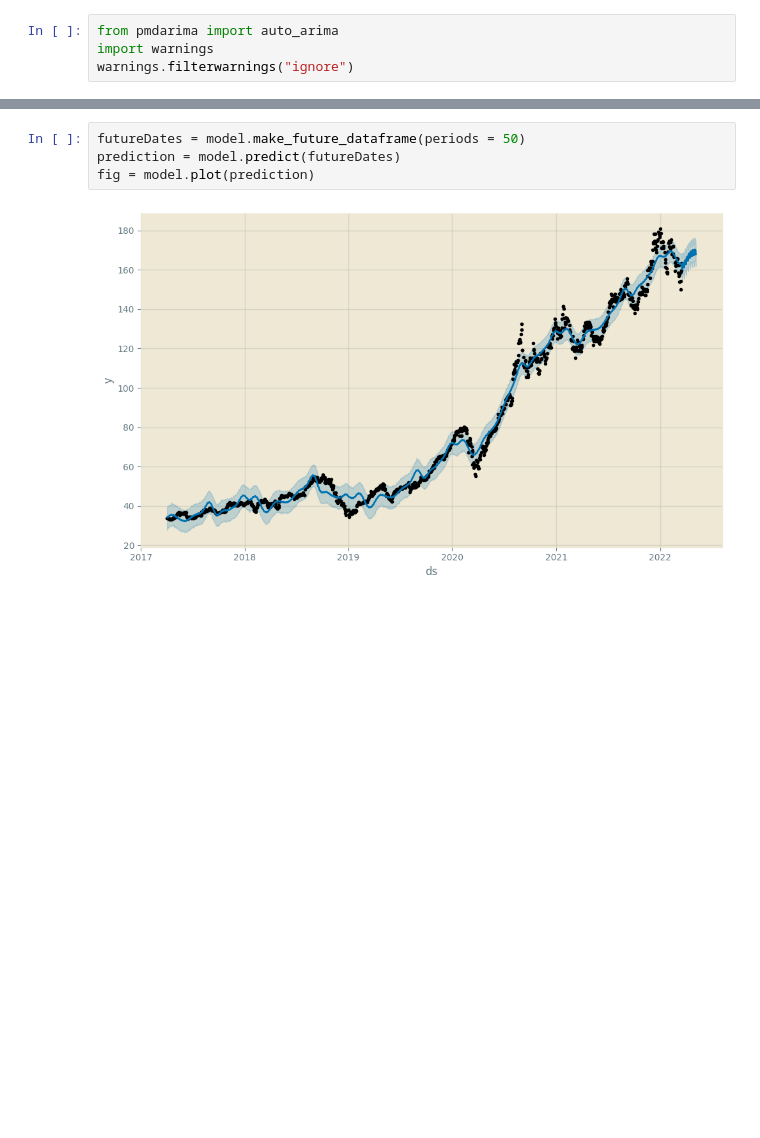
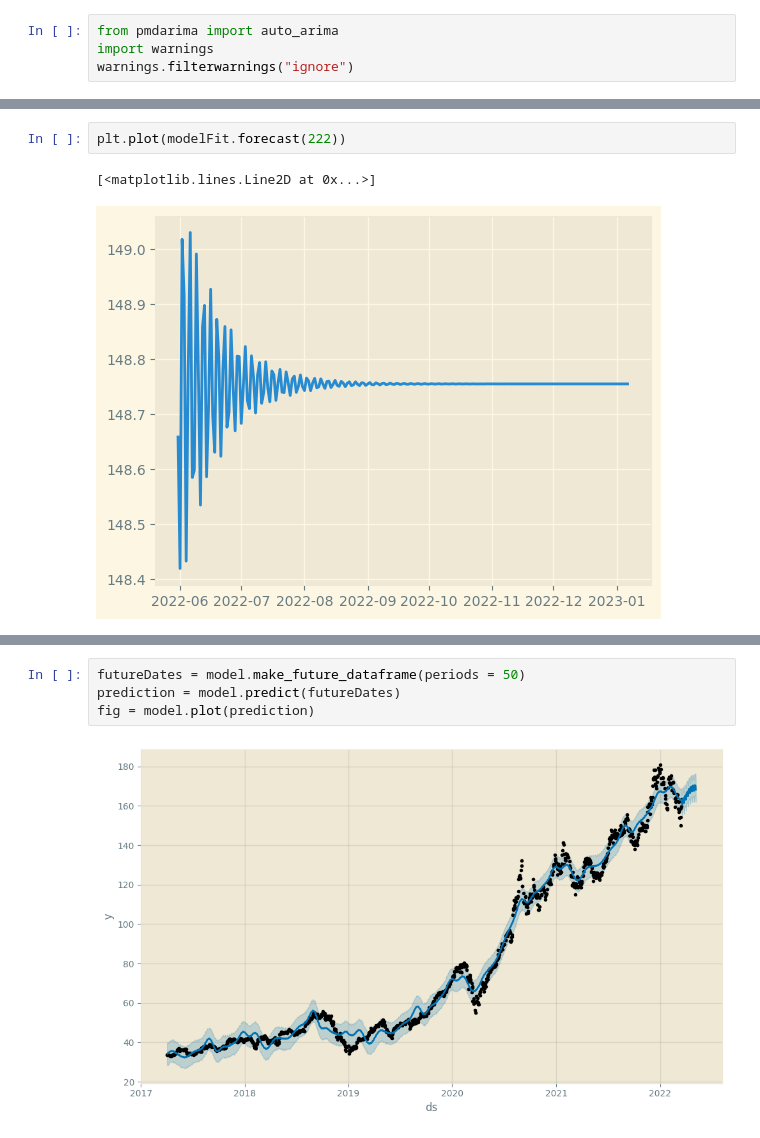
Before and after one commit to X99S5/Stock_Prediction_Model, a Jupyter notebook: Assignment.ipynb, the cells around one changed output, grey strips where cells are left out. Cells and saved outputs as stored; diff of their text form; blank space fills up the shorter version.

```diff
--- a/Assignment.ipynb
+++ b/Assignment.ipynb
@@ -198,3 +198,8 @@ plt.show()
+# %%
+plt.plot(modelFit.forecast(222))
+# %% [output]
+[<matplotlib.lines.Line2D at 0x...>]
+[figure, added]
 # %%
 #Fbprophet prediction
 df = pd.DataFrame(tickerDfResample['Close'][0:1250]).reset_index()
```
Also changed, not shown: parts of 9 cells of this notebook.
